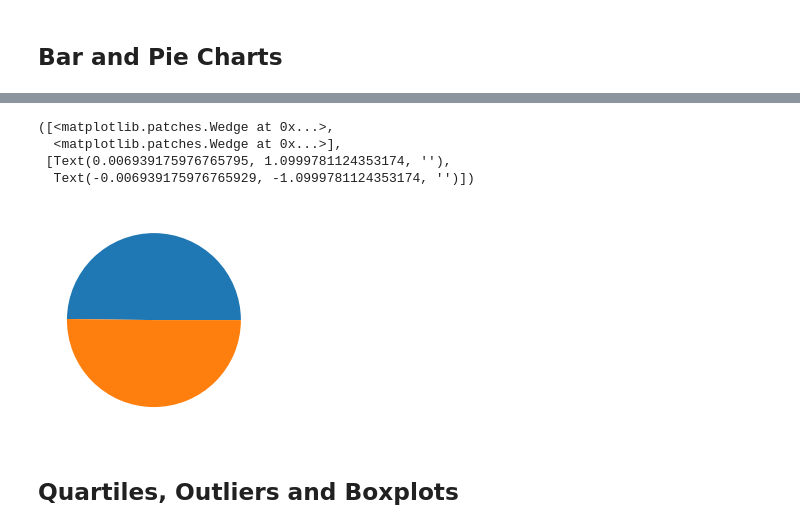
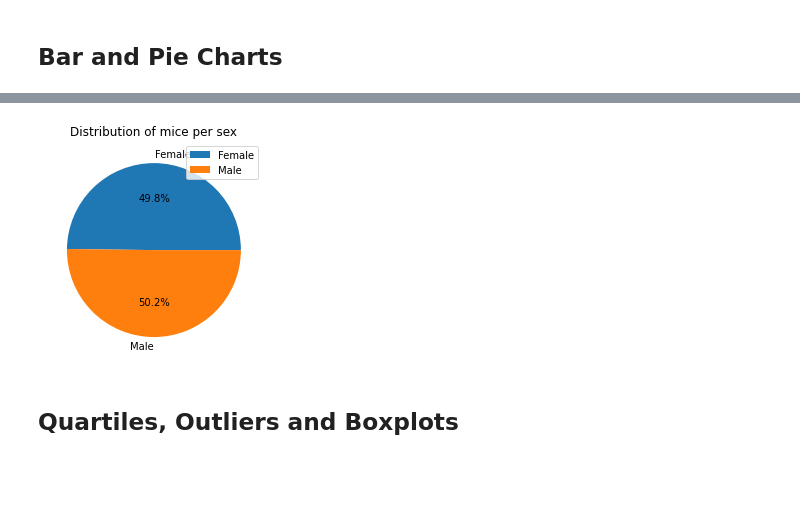
Before and after one commit to jMacProd/MatplotlibChallenge, a Jupyter notebook: Pymaceuticals/pymaceuticalsCOPY.ipynb, the cells around one changed output, grey strips where cells are left out. Drawn from its saved outputs; the diff is of its cells as text; code cells hidden in the pictures; blank space fills up the shorter version.

```diff
--- a/Pymaceuticals/pymaceuticalsCOPY.ipynb
+++ b/Pymaceuticals/pymaceuticalsCOPY.ipynb
@@ -319,14 +204,12 @@ mousesexcount.plot.pie()
-# %%
-# Generate a pie plot showing the distribution of female versus male mice using pyplot
-
-plt.pie(mousesexcount)
-#plt.show()
-# %% [output]
-([<matplotlib.patches.Wedge at 0x...>,
-  <matplotlib.patches.Wedge at 0x...>],
- [Text(0.006939175976765795, 1.0999781124353174, ''),
-  Text(-0.006939175976765929, -1.0999781124353174, '')])
-[figure, removed]
+# %%
+
+plt.pie(mousesexcount, autopct="%1.1f%%", labels=labels)
+plt.title('Distribution of mice per sex')
+#plt.ylabel('')
+plt.legend()
+plt.show()
+# %% [output]
+[figure, added]
 # %% [markdown]
 ## Quartiles, Outliers and Boxplots
 # %%
```
Also changed, not shown: parts of 16 cells of this notebook.
